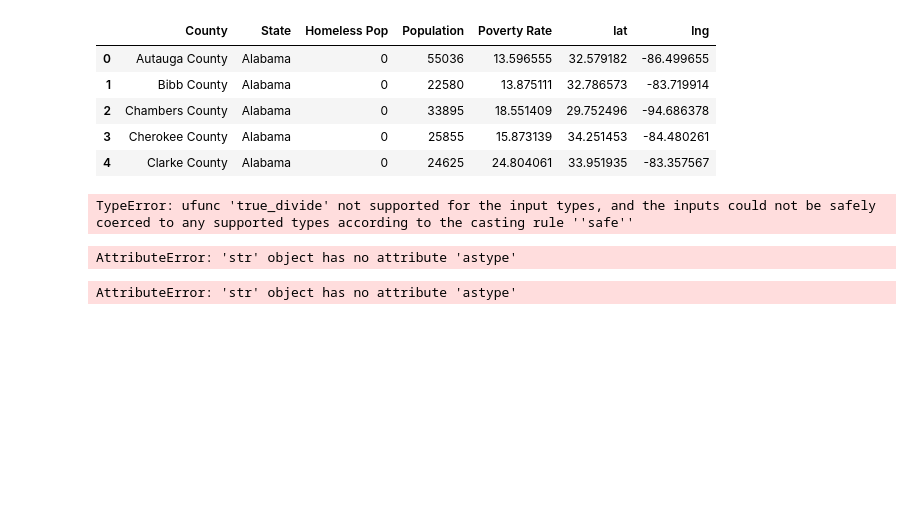
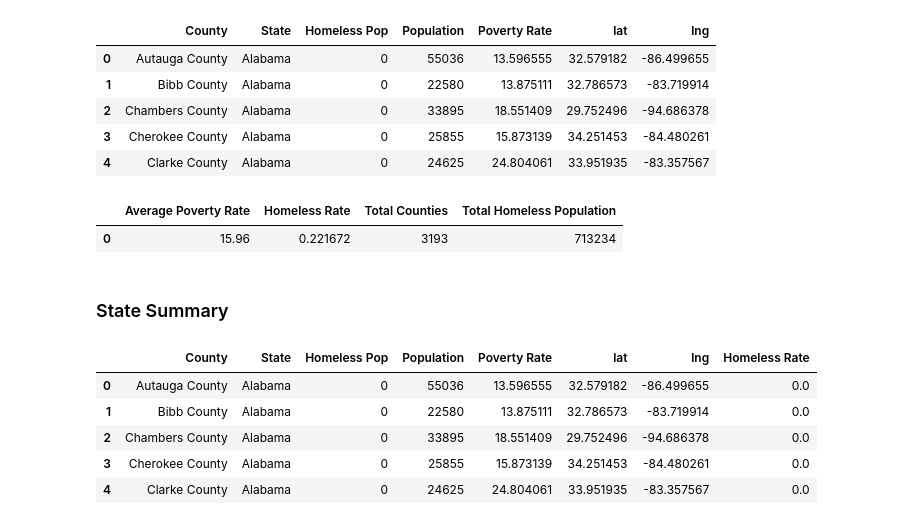
Before and after one commit to sbogdan-sb/Data_Viz_Project, a Jupyter notebook: Joey/joey_code.ipynb, the cells around one changed output. Saved outputs shown, nothing was run; the diff lists cells and outputs as text; code cells hidden in the pictures; blank space fills up the shorter version.

```diff
--- a/Joey/joey_code.ipynb
+++ b/Joey/joey_code.ipynb
@@ -273,7 +273,7 @@ counties_num=merge_table_all.shape[0]
 homeless_tot=merge_table_all['Homeless Pop'].sum()
 
 #average homeless rate
-homeless_rate=homeless_tot/(merge_table_all['Population'].sum())
+homeless_rate=100 * homeless_tot/merge_table_all['Population'].astype(int).sum()
 
 #average poverty rate
 avg_poverty=round(merge_table_all['Poverty Rate'].mean(),2)
@@ -287,12 +287,18 @@ data_summary = pd.DataFrame([{
 #display
 data_summary
 # %% [output]
-TypeError: ufunc 'true_divide' not supported for the input types, and the inputs could not be safely coerced to any supported types according to the casting rule ''safe''
+|  | Average Poverty Rate | Homeless Rate | Total Counties | Total Homeless Population |
+| 0 | 15.96 | 0.221672 | 3193 | 713234 |
-# %%
-merge_table_all['Population'][0].astype(int)
-# %% [output]
-AttributeError: 'str' object has no attribute 'astype'
-# %%
-merge_table_all['Population'][0].astype(int)
-# %% [output]
-AttributeError: 'str' object has no attribute 'astype'
+# %% [markdown]
+### State Summary
+# %%
+merge_table_all['Population'] = merge_table_all['Population'].astype(int)
+merge_table_all['Homeless Rate'] = 100 *merge_table_all['Homeless Pop']/merge_table_all['Population']
+merge_table_all.head()
+# %% [output]
+|  | County | State | Homeless Pop | Population | Poverty Rate | lat | lng | Homeless Rate |
+| 0 | Autauga County | Alabama | 0 | 55036 | 13.596555 | 32.579182 | -86.499655 | 0.0 |
+| 1 | Bibb County | Alabama | 0 | 22580 | 13.875111 | 32.786573 | -83.719914 | 0.0 |
+| 2 | Chambers County | Alabama | 0 | 33895 | 18.551409 | 29.752496 | -94.686378 | 0.0 |
+| 3 | Cherokee County | Alabama | 0 | 25855 | 15.873139 | 34.251453 | -84.480261 | 0.0 |
+| 4 | Clarke County | Alabama | 0 | 24625 | 24.804061 | 33.951935 | -83.357567 | 0.0 |
```
Also changed, not shown: parts of 3 cells of this notebook.
